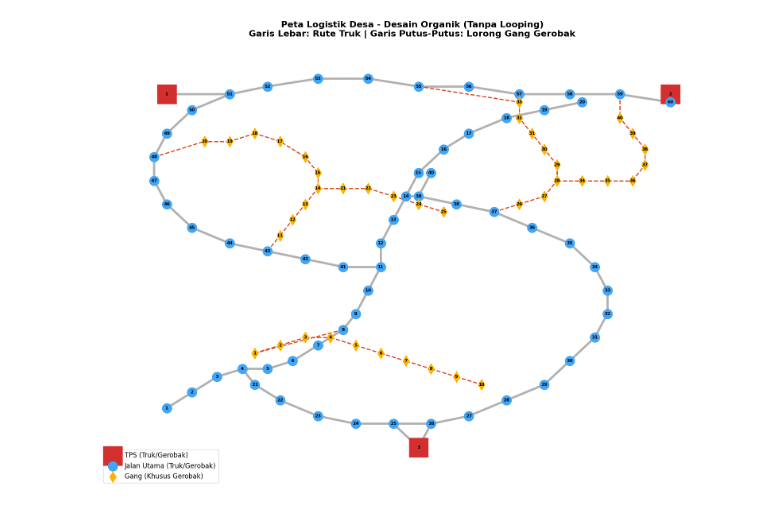
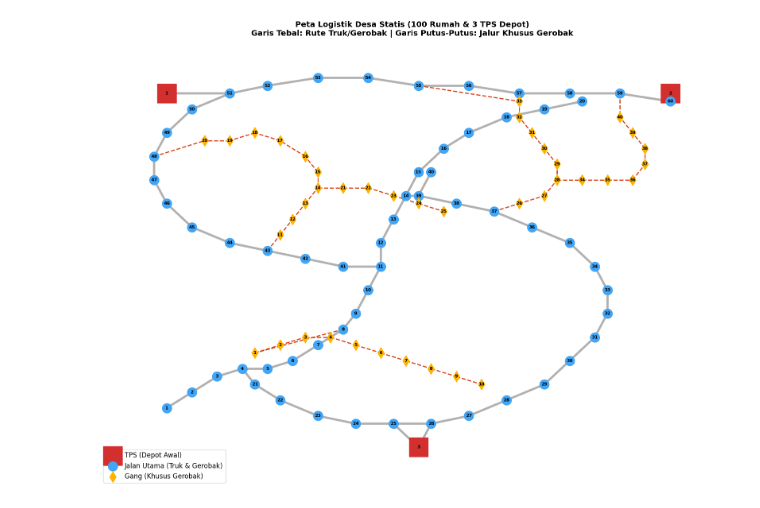
Before and after one commit to karap21/TubesDKA, a Jupyter notebook: TubesDKA.ipynb, the cells around one changed output. Drawn from its saved outputs; the diff is of its cells as text; code cells hidden in the pictures.

```diff
--- a/TubesDKA.ipynb
+++ b/TubesDKA.ipynb
@@ -2,14 +2,19 @@
 import networkx as nx
 import matplotlib.pyplot as plt
 
+# Inisialisasi Graf Tak Terarah untuk Peta Desa
 G = nx.Graph()
 
-# 1. NODE TPS (3 Titik)
+# ==============================================================================
+# 1. NODE TPS (3 Titik - Berfungsi sebagai Depot/Titik Mulai & Tempat Pembuangan Statis)
+# ==============================================================================
 G.add_node("TPS_1", tipe="TPS", akses="Semua", kapasitas_sisa=450, terisi=0, pos=(10, 50))
 G.add_node("TPS_2", tipe="TPS", akses="Semua", kapasitas_sisa=500, terisi=0, pos=(50, 50))
 G.add_node("TPS_3", tipe="TPS", akses="Semua", kapasitas_sisa=400, terisi=0, pos=(30, 5))
 
-# 2. NODE RUMAH UTAMA / AKSES SEMUA (60 Titik)
+# ==============================================================================
+# 2. NODE RUMAH UTAMA / AKSES TRUK & GEROBAK (60 Titik: RU_1 sampai RU_60)
+# ==============================================================================
 # Jalan Utama Poros Tengah (Meliuk ke Utara)
 G.add_node("RU_1", tipe="Rumah", akses="Semua", sampah=2, pos=(10, 10))
 G.add_node("RU_2", tipe="Rumah", akses="Semua", sampah=5, pos=(12, 12))
@@ -51,7 +56,7 @@ G.add_node("RU_35", tipe="Rumah", akses="Semua", sampah=0, pos=(42, 31))
 G.add_node("RU_36", tipe="Rumah", akses="Semua", sampah=3, pos=(39, 33))
 G.add_node("RU_37", tipe="Rumah", akses="Semua", sampah=6, pos=(36, 35))
 G.add_node("RU_38", tipe="Rumah", akses="Semua", sampah=4, pos=(33, 36))
-G.add_node("RU_39", tipe="Rumah", akses="Semua", sampah=2, pos=(30, 37)) # Dekat RU_14
+G.add_node("RU_39", tipe="Rumah", akses="Semua", sampah=2, pos=(30, 37))
 G.add_node("RU_40", tipe="Rumah", akses="Semua", sampah=5, pos=(31, 40))
 
 # Jalan Utama Lingkar Utara Barat (Bercabang dari RU_11)
@@ -65,7 +70,7 @@ G.add_node("RU_47", tipe="Rumah", akses="Semua", sampah=2, pos=(9, 39))
 G.add_node("RU_48", tipe="Rumah", akses="Semua", sampah=5, pos=(9, 42))
 G.add_node("RU_49", tipe="Rumah", akses="Semua", sampah=3, pos=(10, 45))
 G.add_node("RU_50", tipe="Rumah", akses="Semua", sampah=6, pos=(12, 48))
-G.add_node("RU_51", tipe="Rumah", akses="Semua", sampah=4, pos=(15, 50)) # Ke arah TPS_1
+G.add_node("RU_51", tipe="Rumah", akses="Semua", sampah=4, pos=(15, 50))
 G.add_node("RU_52", tipe="Rumah", akses="Semua", sampah=1, pos=(18, 51))
 G.add_node("RU_53", tipe="Rumah", akses="Semua", sampah=7, pos=(22, 52))
 G.add_node("RU_54", tipe="Rumah", akses="Semua", sampah=2, pos=(26, 52))
@@ -74,9 +79,11 @@ G.add_node("RU_56", tipe="Rumah", akses="Semua", sampah=0, pos=(34, 51))
 G.add_node("RU_57", tipe="Rumah", akses="Semua", sampah=3, pos=(38, 50))
 G.add_node("RU_58", tipe="Rumah", akses="Semua", sampah=6, pos=(42, 50))
 G.add_node("RU_59", tipe="Rumah", akses="Semua", sampah=2, pos=(46, 50))
-G.add_node("RU_60", tipe="Rumah", akses="Semua", sampah=4, pos=(50, 49)) # Ke arah TPS_2
+G.add_node("RU_60", tipe="Rumah", akses="Semua", sampah=4, pos=(50, 49))
 
-# 3. NODE RUMAH GANG / KHUSUS GEROBAK (40 Titik)
+# ==============================================================================
+# 3. NODE RUMAH GANG / KHUSUS GEROBAK (40 Titik: RG_1 sampai RG_40)
+# ==============================================================================
 # GANG A: Gang Buntu (Berjejer 10 Rumah)
 G.add_node("RG_1", tipe="Rumah", akses="Gerobak", sampah=4, pos=(17, 17))
 G.add_node("RG_2", tipe="Rumah", akses="Gerobak", sampah=1, pos=(19, 18))
@@ -87,7 +94,7 @@ G.add_node("RG_6", tipe="Rumah", akses="Gerobak", sampah=5, pos=(27, 17))
 G.add_node("RG_7", tipe="Rumah", akses="Gerobak", sampah=7, pos=(29, 16))
 G.add_node("RG_8", tipe="Rumah", akses="Gerobak", sampah=2, pos=(31, 15))
 G.add_node("RG_9", tipe="Rumah", akses="Gerobak", sampah=4, pos=(33, 14))
-G.add_node("RG_10", tipe="Rumah", akses="Gerobak", sampah=1, pos=(35, 13)) # Ujung Buntu
+G.add_node("RG_10", tipe="Rumah", akses="Gerobak", sampah=1, pos=(35, 13))
 
 # GANG B: Jalan Tembus Melingkar (15 Rumah)
 G.add_node("RG_11", tipe="Rumah", akses="Gerobak", sampah=3, pos=(19, 32))
@@ -100,7 +107,7 @@ G.add_node("RG_17", tipe="Rumah", akses="Gerobak", sampah=0, pos=(19, 44))
 G.add_node("RG_18", tipe="Rumah", akses="Gerobak", sampah=4, pos=(17, 45))
 G.add_node("RG_19", tipe="Rumah", akses="Gerobak", sampah=2, pos=(15, 44))
 G.add_node("RG_20", tipe="Rumah", akses="Gerobak", sampah=5, pos=(13, 44))
-# Percabangan kecil dari Gang B (Jalan Buntu Dalam Gang)
+# Percabangan kecil dari Gang B
 G.add_node("RG_21", tipe="Rumah", akses="Gerobak", sampah=5, pos=(24, 38))
 G.add_node("RG_22", tipe="Rumah", akses="Gerobak", sampah=0, pos=(26, 38))
 G.add_node("RG_23", tipe="Rumah", akses="Gerobak", sampah=3, pos=(28, 37))
@@ -116,7 +123,7 @@ G.add_node("RG_30", tipe="Rumah", akses="Gerobak", sampah=3, pos=(40, 43))
 G.add_node("RG_31", tipe="Rumah", akses="Gerobak", sampah=2, pos=(39, 45))
 G.add_node("RG_32", tipe="Rumah", akses="Gerobak", sampah=5, pos=(38, 47))
 G.add_node("RG_33", tipe="Rumah", akses="Gerobak", sampah=1, pos=(38, 49))
-# Cabang  ke timur (Tembus ke jalan lain)
+# Cabang ke timur
 G.add_node("RG_34", tipe="Rumah", akses="Gerobak", sampah=4, pos=(43, 39))
 G.add_node("RG_35", tipe="Rumah", akses="Gerobak", sampah=7, pos=(45, 39))
 G.add_node("RG_36", tipe="Rumah", akses="Gerobak", sampah=0, pos=(47, 39))
@@ -125,9 +132,10 @@ G.add_node("RG_38", tipe="Rumah", akses="Gerobak", sampah=6, pos=(48, 43))
 G.add_node("RG_39", tipe="Rumah", akses="Gerobak", sampah=2, pos=(47, 45))
 G.add_node("RG_40", tipe="Rumah", akses="Gerobak", sampah=5, pos=(46, 47))
 
-# 4. KONEKSI JALAN EKSPLISIT (Ruas Jalan)
-
-# A. HUBUNGAN JALAN UTAMA & TPS (Truk dan Gerobak)
+# ==============================================================================
+# 4. KONEKSI JALAN EKSPLISIT (Ruas Jalan beserta Bobot Jarak 1-5)
+# ==============================================================================
+# Hubungan Jalan Utama & TPS
 G.add_edge("TPS_1", "RU_51", weight=2, akses="Semua")
 G.add_edge("TPS_2", "RU_60", weight=2, akses="Semua")
 G.add_edge("TPS_3", "RU_25", weight=4, akses="Semua")
@@ -155,7 +163,7 @@ G.add_edge("RU_18", "RU_19", weight=2, akses="Semua")
 G.add_edge("RU_19", "RU_20", weight=2, akses="Semua")
 
 # Sambungan Lingkar Selatan
-G.add_edge("RU_4", "RU_21", weight=2, akses="Semua") # Simpang
+G.add_edge("RU_4", "RU_21", weight=2, akses="Semua")
 G.add_edge("RU_21", "RU_22", weight=2, akses="Semua")
 G.add_edge("RU_22", "RU_23", weight=3, akses="Semua")
 G.add_edge("RU_23", "RU_24", weight=2, akses="Semua")
@@ -174,11 +182,11 @@ G.add_edge("RU_35", "RU_36", weight=2, akses="Semua")
 G.add_edge("RU_36", "RU_37", weight=2, akses="Semua")
 G.add_edge("RU_37", "RU_38", weight=2, akses="Semua")
 G.add_edge("RU_38", "RU_39", weight=2, akses="Semua")
-G.add_edge("RU_39", "RU_14", weight=3, akses="Semua") # Simpang menyatu kembali
+G.add_edge("RU_39", "RU_14", weight=3, akses="Semua")
 G.add_edge("RU_39", "RU_40", weight=2, akses="Semua")
 
 # Sambungan Lingkar Utara Barat
-G.add_edge("RU_11", "RU_41", weight=2, akses="Semua") # Simpang
+G.add_edge("RU_11", "RU_41", weight=2, akses="Semua")
 G.add_edge("RU_41", "RU_42", weight=2, akses="Semua")
 G.add_edge("RU_42", "RU_43", weight=2, akses="Semua")
 G.add_edge("RU_43", "RU_44", weight=2, akses="Semua")
@@ -199,9 +207,9 @@ G.add_edge("RU_57", "RU_58", weight=2, akses="Semua")
 G.add_edge("RU_58", "RU_59", weight=2, akses="Semua")
 G.add_edge("RU_59", "RU_60", weight=2, akses="Semua")
 
-# B. HUBUNGAN GANG PANJANG (Gerobak Saja)
-# Gang A (Lorong Lurus - Buntu)
-G.add_edge("RU_8", "RG_1", weight=1, akses="Gerobak") # Pintu masuk gang A
+# Hubungan Gang Panjang (Khusus Gerobak)
+# Gang A
+G.add_edge("RU_8", "RG_1", weight=1, akses="Gerobak")
 G.add_edge("RG_1", "RG_2", weight=1, akses="Gerobak")
 G.add_edge("RG_2", "RG_3", weight=1, akses="Gerobak")
 G.add_edge("RG_3", "RG_4", weight=1, akses="Gerobak")
@@ -210,10 +218,10 @@ G.add_edge("RG_5", "RG_6", weight=1, akses="Gerobak")
 G.add_edge("RG_6", "RG_7", weight=1, akses="Gerobak")
 G.add_edge("RG_7", "RG_8", weight=1, akses="Gerobak")
 G.add_edge("RG_8", "RG_9", weight=1, akses="Gerobak")
-G.add_edge("RG_9", "RG_10", weight=1, akses="Gerobak") # Buntu
+G.add_edge("RG_9", "RG_10", weight=1, akses="Gerobak")
 
-# Gang B (Jalan Tembus Melingkar)
-G.add_edge("RU_43", "RG_11", weight=1, akses="Gerobak") # Pintu masuk gang B sisi Selatan
+# Gang B
+G.add_edge("RU_43", "RG_11", weight=1, akses="Gerobak")
 G.add_edge("RG_11", "RG_12", weight=1, akses="Gerobak")
 G.add_edge("RG_12", "RG_13", weight=1, akses="Gerobak")
 G.add_edge("RG_13", "RG_14", weight=1, akses="Gerobak")
@@ -223,16 +231,15 @@ G.add_edge("RG_16", "RG_17", weight=1, akses="Gerobak")
 G.add_edge("RG_17", "RG_18", weight=1, akses="Gerobak")
 G.add_edge("RG_18", "RG_19", weight=1, akses="Gerobak")
 G.add_edge("RG_19", "RG_20", weight=1, akses="Gerobak")
-G.add_edge("RG_20", "RU_48", weight=1, akses="Gerobak") # Tembus kembali ke jalan utama Utara
-# Percabangan Buntu di dalam Gang B
+G.add_edge("RG_20", "RU_48", weight=1, akses="Gerobak")
 G.add_edge("RG_14", "RG_21", weight=1, akses="Gerobak")
 G.add_edge("RG_21", "RG_22", weight=1, akses="Gerobak")
 G.add_edge("RG_22", "RG_23", weight=1, akses="Gerobak")
 G.add_edge("RG_23", "RG_24", weight=1, akses="Gerobak")
-G.add_edge("RG_24", "RG_25", weight=1, akses="Gerobak") # Buntu
+G.add_edge("RG_24", "RG_25", weight=1, akses="Gerobak")
 
-# Gang C (Jalan Tembus Bercabang Dua)
-G.add_edge("RU_37", "RG_26", weight=1, akses="Gerobak") # Pintu masuk gang C
+# Gang C
+G.add_edge("RU_37", "RG_26", weight=1, akses="Gerobak")
 G.add_edge("RG_26", "RG_27", weight=1, akses="Gerobak")
 G.add_edge("RG_27", "RG_28", weight=1, akses="Gerobak")
 G.add_edge("RG_28", "RG_29", weight=1, akses="Gerobak")
@@ -240,47 +247,56 @@ G.add_edge("RG_29", "RG_30", weight=1, akses="Gerobak")
 G.add_edge("RG_30", "RG_31", weight=1, akses="Gerobak")
 G.add_edge("RG_31", "RG_32", weight=1, akses="Gerobak")
 G.add_edge("RG_32", "RG_33", weight=1, akses="Gerobak")
-G.add_edge("RG_33", "RU_55", weight=2, akses="Gerobak") # Tembus utara ke RU_55
-# Percabangan memutar ke Timur
+G.add_edge("RG_33", "RU_55", weight=2, akses="Gerobak")
 G.add_edge("RG_28", "RG_34", weight=1, akses="Gerobak")
 G.add_edge("RG_34", "RG_35", weight=1, akses="Gerobak")
 G.add_edge("RG_35", "RG_36", weight=1, akses="Gerobak")
 G.add_edge("RG_36", "RG_37", weight=1, akses="Gerobak")
 G.add_edge("RG_37", "RG_38", weight=1, akses="Gerobak")
 G.add_edge("RG_38", "RG_39", weight=1, akses="Gerobak")
 G.add_edge("RG_39", "RG_40", weight=1, akses="Gerobak")
-G.add_edge("RG_40", "RU_59", weight=2, akses="Gerobak") # Tembus utara ke RU_59
+G.add_edge("RG_40", "RU_59", weight=2, akses="Gerobak")
 
+# ==============================================================================
+# [PRE-COMPUTATION] DATA STRUKTUR & MATRIKS JARAK DIJKSTRA
+# ==============================================================================
+# 1. Klasifikasi kelompok node secara dinamis
+HOUSE_NODES = [n for n, attr in G.nodes(data=True) if attr['tipe'] == "Rumah"]
+TPS_NODES = [n for n, attr in G.nodes(data=True) if attr['tipe'] == "TPS"]
 
+# 2. Pembuatan Matriks Jarak All-Pairs menggunakan Algoritma Dijkstra
+distance_matrix = dict(nx.all_pairs_dijkstra_path_length(G, weight='weight'))
+
+# ==============================================================================
+# 5. VISUALISASI PETA DESA (MATPLOTLIB)
+# ==============================================================================
 posisi = nx.get_node_attributes(G, 'pos')
-
 plt.figure(figsize=(16, 12))
 
-
-node_tps = [n for n, attr in G.nodes(data=True) if attr['tipe'] == "TPS"]
+node_tps = TPS_NODES
 node_ru = [n for n, attr in G.nodes(data=True) if attr['tipe'] == "Rumah" and attr['akses'] == "Semua"]
 node_rg = [n for n, attr in G.nodes(data=True) if attr['tipe'] == "Rumah" and attr['akses'] == "Gerobak"]
 
 edge_semua = [(u, v) for u, v, attr in G.edges(data=True) if attr['akses'] == "Semua"]
 edge_gerobak = [(u, v) for u, v, attr in G.edges(data=True) if attr['akses'] == "Gerobak"]
 
-
 nx.draw_networkx_edges(G, posisi, edgelist=edge_semua, width=4.0, edge_color='#9E9E9E', alpha=0.8)
 nx.draw_networkx_edges(G, posisi, edgelist=edge_gerobak, width=2.0, edge_color='#D84315', style='dashed')
 
-
-nx.draw_networkx_nodes(G, posisi, nodelist=node_tps, node_color='#D32F2F', node_shape='s', node_size=1200, label="TPS (Truk/Gerobak)")
-nx.draw_networkx_nodes(G, posisi, nodelist=node_ru, node_color='#42A5F5', node_shape='o', node_size=300, label="Jalan Utama (Truk/Gerobak)")
+nx.draw_networkx_nodes(G, posisi, nodelist=node_tps, node_color='#D32F2F', node_shape='s', node_size=1200, label="TPS (Depot Awal)")
+nx.draw_networkx_nodes(G, posisi, nodelist=node_ru, node_color='#42A5F5', node_shape='o', node_size=300, label="Jalan Utama (Truk & Gerobak)")
 nx.draw_networkx_nodes(G, posisi, nodelist=node_rg, node_color='#FFB300', node_shape='d', node_size=200, label="Gang (Khusus Gerobak)")
-
 
 labels = {n: n.split('_')[1] for n in G.nodes()}
 nx.draw_networkx_labels(G, posisi, labels, font_size=8, font_color='black', font_weight='bold')
 
-plt.title("Peta Logistik Desa - Desain Organik (Tanpa Looping)\nGaris Lebar: Rute Truk | Garis Putus-Putus: Lorong Gang Gerobak", fontsize=16, fontweight='bold')
+plt.title("Peta Logistik Desa Statis (100 Rumah & 3 TPS Depot)\nGaris Tebal: Rute Truk/Gerobak | Garis Putus-Putus: Jalur Khusus Gerobak", fontsize=14, fontweight='bold')
 plt.legend(loc='lower left', fontsize=12)
 plt.axis('off')
 plt.tight_layout()
 plt.show()
+
+print("-> Graf dan Matriks Jarak antar-node berhasil dimodelkan dengan Algoritma Dijkstra.")
+print(f"-> Terdaftar: {len(HOUSE_NODES)} Rumah Penduduk dan {len(TPS_NODES)} Lokasi TPS Strategis.")
 # %% [output]
-[figure, old version]
+[figure, new version]
```
Also changed, not shown: parts of 6 cells of this notebook, 1 other file.
